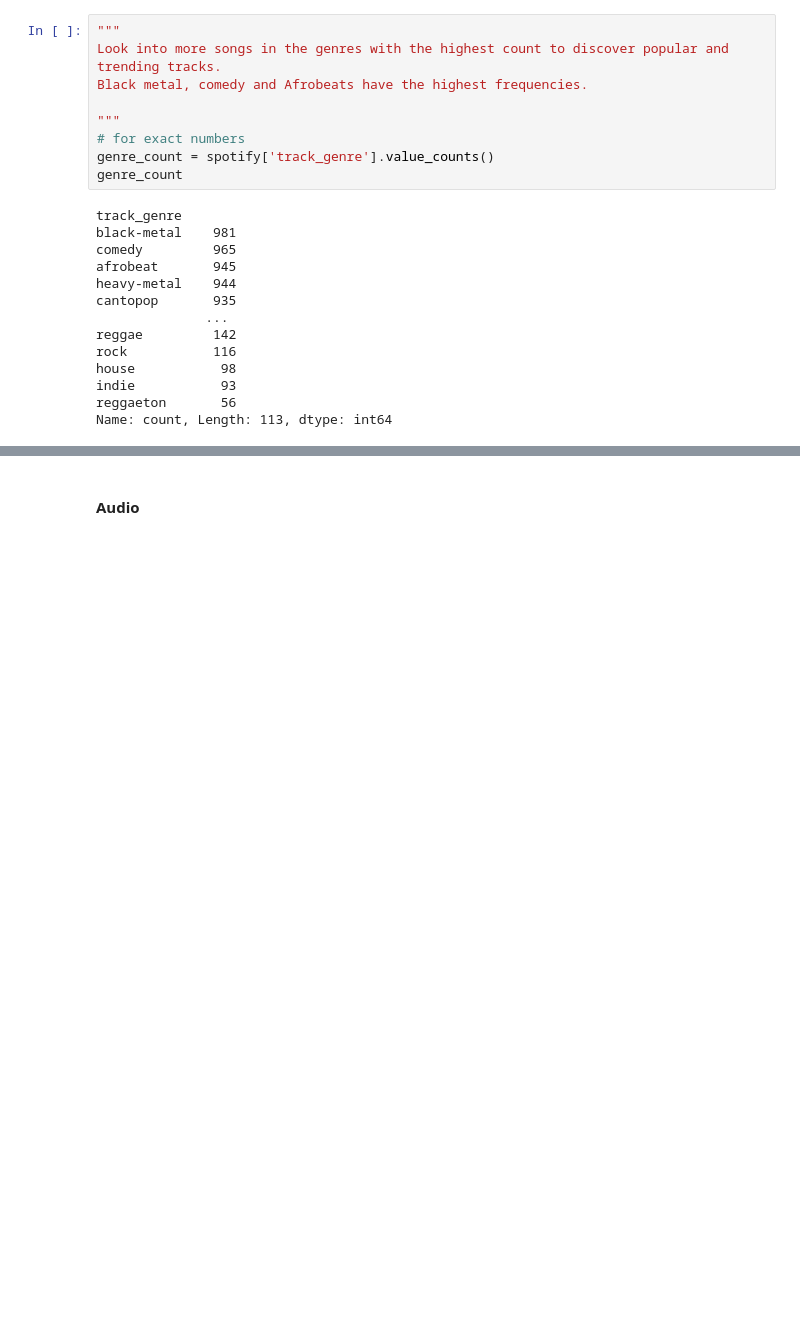
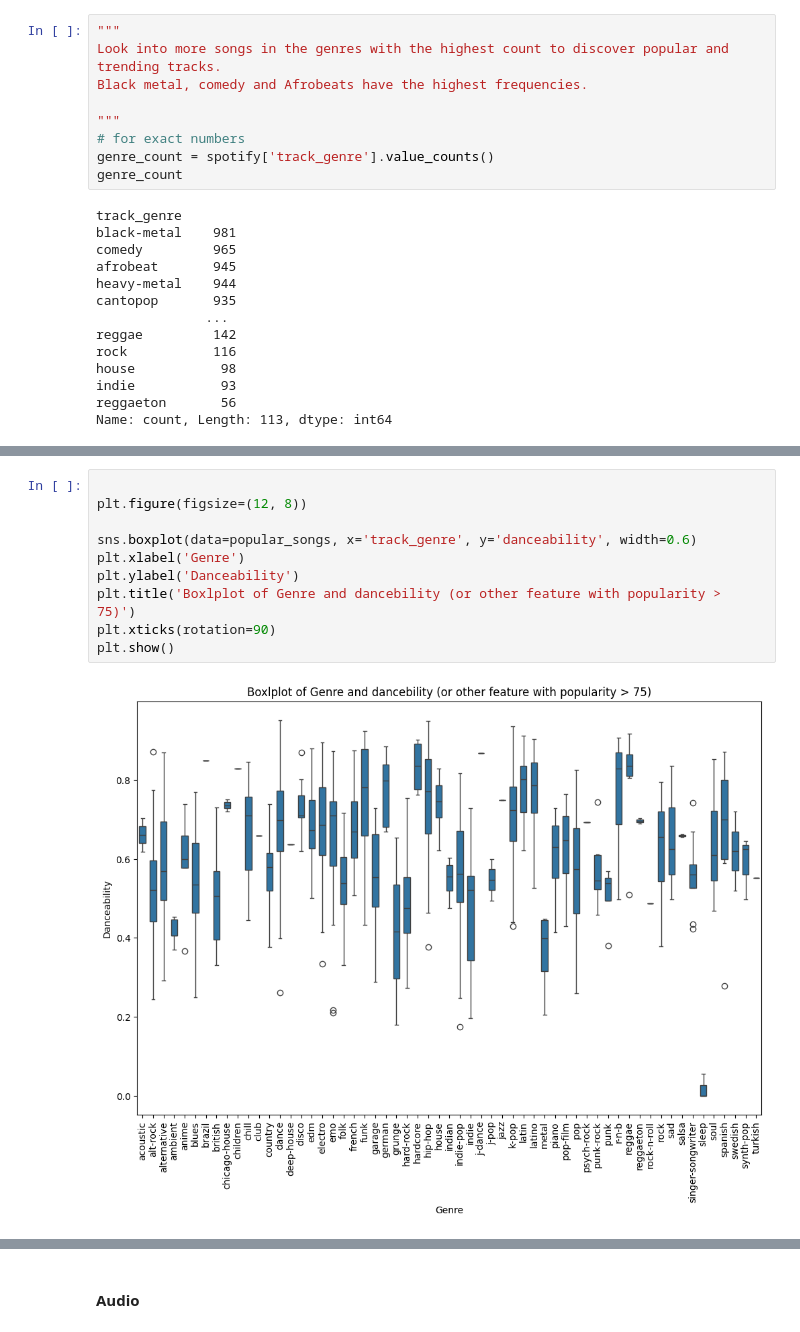
Before and after one commit to SamC0124/SClear_DDahal_MYinkaOke_Spotify_Project, a Jupyter notebook: Data_exploration.ipynb, the cells around one changed output, grey strips where cells are left out. Cells and saved outputs as stored; diff of their text form; blank space fills up the shorter version.

```diff
--- a/Data_exploration.ipynb
+++ b/Data_exploration.ipynb
@@ -188,3 +186,15 @@ create_genre_boxplot(subset3, 'Boxplot of Danceability for Final Third of Genres
+# %%
+
+plt.figure(figsize=(12, 8))
+
+sns.boxplot(data=popular_songs, x='track_genre', y='danceability', width=0.6)
+plt.xlabel('Genre')
+plt.ylabel('Danceability')
+plt.title('Boxlplot of Genre and dancebility (or other feature with popularity > 75)')
+plt.xticks(rotation=90)
+plt.show()
+# %% [output]
+[figure, added]
 # %%
 """
 interpret boxplot:
```
Also changed, not shown: parts of 26 cells of this notebook.
